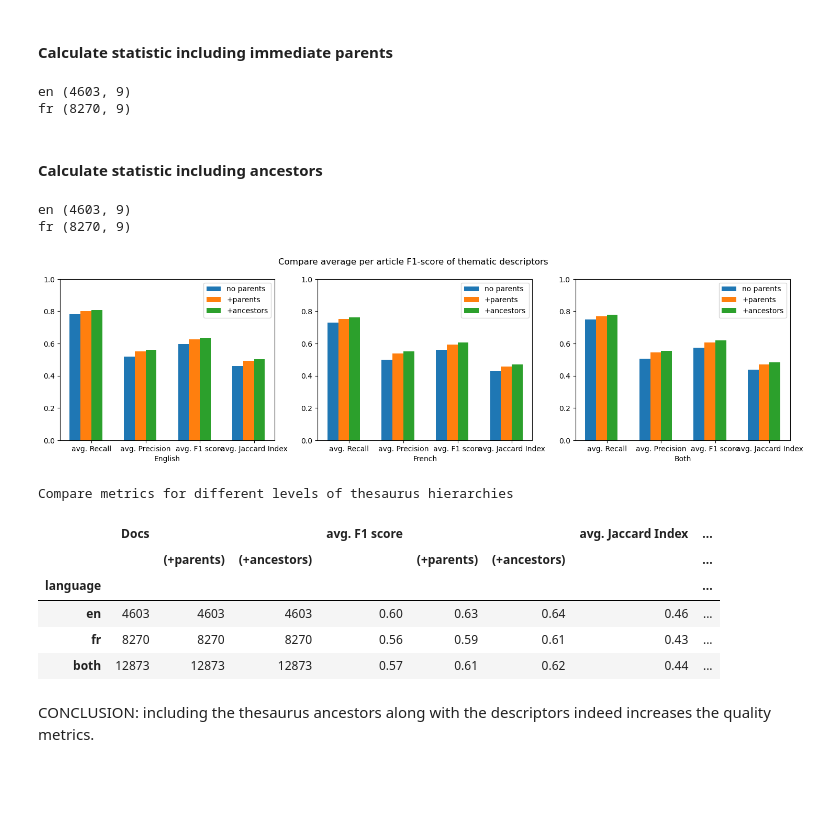
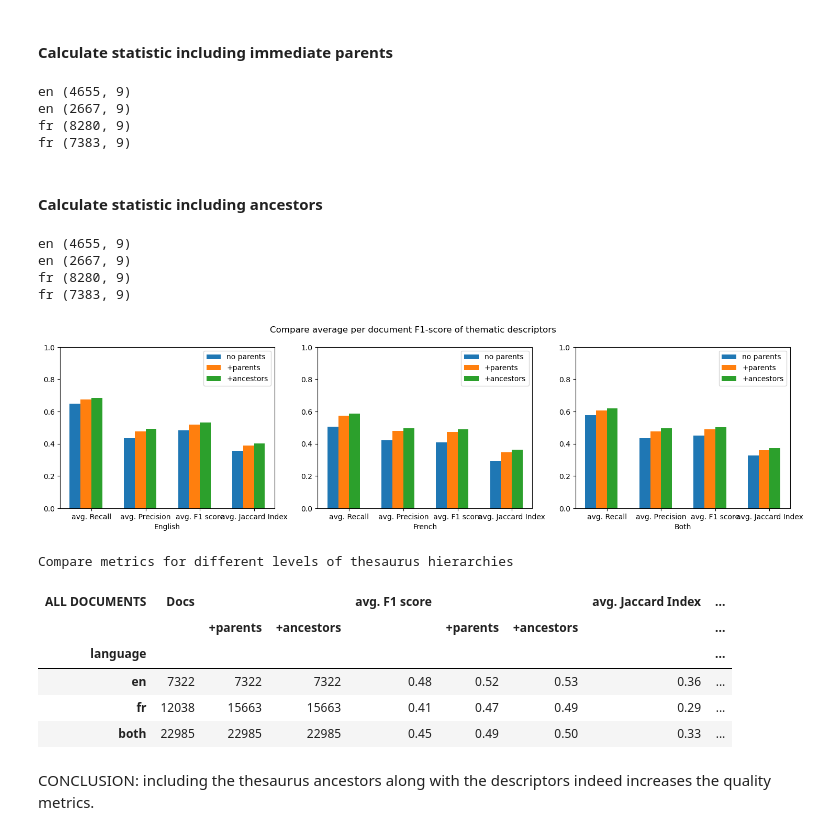
Before and after one commit to issa-project/issa-pipeline, a Jupyter notebook: notebooks/issa-descriptor-analysis.ipynb, the cells around one changed output. Cells and saved outputs as stored; diff of their text form; code cells hidden in the pictures; blank space fills up the shorter version.

```diff
--- a/notebooks/issa-descriptor-analysis.ipynb
+++ b/notebooks/issa-descriptor-analysis.ipynb
@@ -266,16 +369,18 @@ plt.show()
 # %% [markdown]
 #### Calculate statistics @10
 # %%
+pd.options.display.float_format = '{:,.2f}'.format
+
 topK = 11
 df_metrics_at10 = {}
 
 for lang in ['en', 'fr']:
-    df_metrics_at10[lang] = query_metrics(lang, broader=(0,0), topK=topK)
+    df_metrics_at10[lang] = pd.concat([query_metrics(lang, broader=(0,0), topK=topK),
+                                       query_metrics(lang, broader=(0,0), topK=topK, articles=False)] )
 
 df_metrics_at10['both'] = pd.concat(df_metrics_at10.values() )
 
 df_summary_at10 = summary_dataframe(df_metrics_at10, col_suffix='@10')
 
-pd.options.display.float_format = '{:,.2f}'.format
 df_summary_at10.head()
 # %% [output]
@@ -293,7 +400,8 @@ topK = 6
 df_metrics_at5 = {}
 
 for lang in ['en', 'fr']:
-    df_metrics_at5[lang] = query_metrics(lang, broader=(0,0), topK=topK)
+    df_metrics_at5[lang] = pd.concat([query_metrics(lang, broader=(0,0), topK=topK),
+                                      query_metrics(lang, broader=(0,0), topK=topK, articles=False)] )
 
 df_metrics_at5['both'] = pd.concat(df_metrics_at5.values() )
 
@@ -372,7 +482,8 @@ broader= (0,1)
 df_metrics_with_parents = {}
 
 for lang in ['en', 'fr']:
-    df_metrics_with_parents[lang] = query_metrics(lang, broader=broader, topK=topK)
+    df_metrics_with_parents[lang] = pd.concat([query_metrics(lang, broader=broader, topK=topK),
+                                               query_metrics(lang, broader=broader, topK=topK, articles=False)])
 
 df_metrics_with_parents['both'] = pd.concat(df_metrics_with_parents.values() )
 
@@ -381,8 +492,10 @@ df_summary_with_parents = summary_dataframe(df_metrics_with_parents, col_suffix=
 #pd.options.display.float_format = '{:,.2f}'.format
 #df_summary_with_parents.head()
 # %% [output]
-en (4603, 9)
-fr (8270, 9)
+en (4655, 9)
+en (2667, 9)
+fr (8280, 9)
+fr (7383, 9)
 # %% [markdown]
 #### Calculate statistic including ancestors
 # %%
@@ -391,8 +504,9 @@ broader= (0,20)
 
 df_metrics_with_ancestors = {}
 
-for lang in ['en', 'fr']:
-    df_metrics_with_ancestors[lang] = query_metrics(lang, broader=broader, topK=topK)
+for lang in ['en' , 'fr']:
+    df_metrics_with_ancestors[lang] = pd.concat([query_metrics(lang, broader=broader, topK=topK),
+                                                 query_metrics(lang, broader=broader, topK=topK, articles=False)])
 
 df_metrics_with_ancestors['both'] = pd.concat(df_metrics_with_ancestors.values() )
 
@@ -401,45 +515,49 @@ df_summary_with_ancestors = summary_dataframe(df_metrics_with_ancestors, col_suf
 #pd.options.display.float_format = '{:,.2f}'.format
 #df_summary_with_ancestors.head()
 # %% [output]
-en (4603, 9)
-fr (8270, 9)
+en (4655, 9)
+en (2667, 9)
+fr (8280, 9)
+fr (7383, 9)
 # %%
 fig = plt.figure(figsize=(18, 4))
-fig.suptitle('Compare average per article F1-score of thematic descriptors')
+fig.suptitle('Compare average per document F1-score of thematic descriptors')
 
 def _compare_metrics_parents(i , row_num):
     metrics_labels = ['avg. Recall', 'avg. Precision', 'avg. F1 score', 'avg. Jaccard Index']
 
     x = np.arange(len(metrics_labels))  # the label locations
     width = 0.20  # the width of the bars
 
     plt.subplot(1 , 3, i+1)
 
     plt.bar(x - width/2*3, df_summary.iloc[row_num,1:], width=width, label='no parents')
     plt.bar(x - width/2,   df_summary_with_parents.iloc[row_num,1:], width=width, label='+parents')
     plt.bar(x + width/2,   df_summary_with_ancestors.iloc[row_num,1:], width=width, label='+ancestors')
     plt.xticks(x, metrics_labels)
     plt.xlabel (['English', 'French', 'Both'][i])
     plt.ylim(0, 1)
     plt.legend(loc='upper right')
 
 _compare_metrics_parents(0, 0)
 _compare_metrics_parents(1, 1)
 _compare_metrics_parents(2, 2)
 
 plt.show()
 # %% [output]
-[figure, old version]
+[figure, new version]
 # %%
 #    [{'selector': 'thead',
 #      'props': [('background-color', 'lightblue') ]}]
+pd.set_option('display.max_columns', 70)
+
 table_style = [{"selector": "", "props": [("border", "3px solid lightblue !important")]},
                {"selector": "td", "props": [("border", "1px solid grey !important")]},
                {"selector": "th", "props": [("border", "1px solid grey !important")]}  ]
 
 pd.concat([df_summary.transpose(), df_summary_with_parents.transpose(), df_summary_with_ancestors.transpose()], axis=0) \
      .sort_index() \
-     .set_index(pd.MultiIndex.from_product([df_summary.columns.sort_values(), ['', '(+parents)', '(+ancestors)']])) \
+     .set_index(pd.MultiIndex.from_product([df_summary.columns.sort_values(), ['', '+parents', '+ancestors']])) \
           .round(2) \
      .transpose() \
      .style.set_table_styles(table_style) \
@@ -451,12 +569,12 @@ pd.concat([df_summary.transpose(), df_summary_with_parents.transpose(), df_summa
      .highlight_max(subset='avg. Recall', color='lightblue', axis=1)
 # %% [output]
 Compare metrics for different levels of thesaurus hierarchies
-|  | Docs |  |  | avg. F1 score |  |  | avg. Jaccard Index | ... |
-|  |  | (+parents) | (+ancestors) |  | (+parents) | (+ancestors) |  | ... |
+| ALL DOCUMENTS | Docs |  |  | avg. F1 score |  |  | avg. Jaccard Index | ... |
+|  |  | +parents | +ancestors |  | +parents | +ancestors |  | ... |
 | language |  |  |  |  |  |  |  | ... |
-| en | 4603 | 4603 | 4603 | 0.60 | 0.63 | 0.64 | 0.46 | ... |
-| fr | 8270 | 8270 | 8270 | 0.56 | 0.59 | 0.61 | 0.43 | ... |
-| both | 12873 | 12873 | 12873 | 0.57 | 0.61 | 0.62 | 0.44 | ... |
+| en | 7322 | 7322 | 7322 | 0.48 | 0.52 | 0.53 | 0.36 | ... |
+| fr | 12038 | 15663 | 15663 | 0.41 | 0.47 | 0.49 | 0.29 | ... |
+| both | 22985 | 22985 | 22985 | 0.45 | 0.49 | 0.50 | 0.33 | ... |
 # %% [markdown]
 CONCLUSION: including the thesaurus ancestors along with the descriptors indeed increases the quality metrics.
 # %% [markdown]
```
Also changed, not shown: parts of 39 cells of this notebook, 14 other files.
